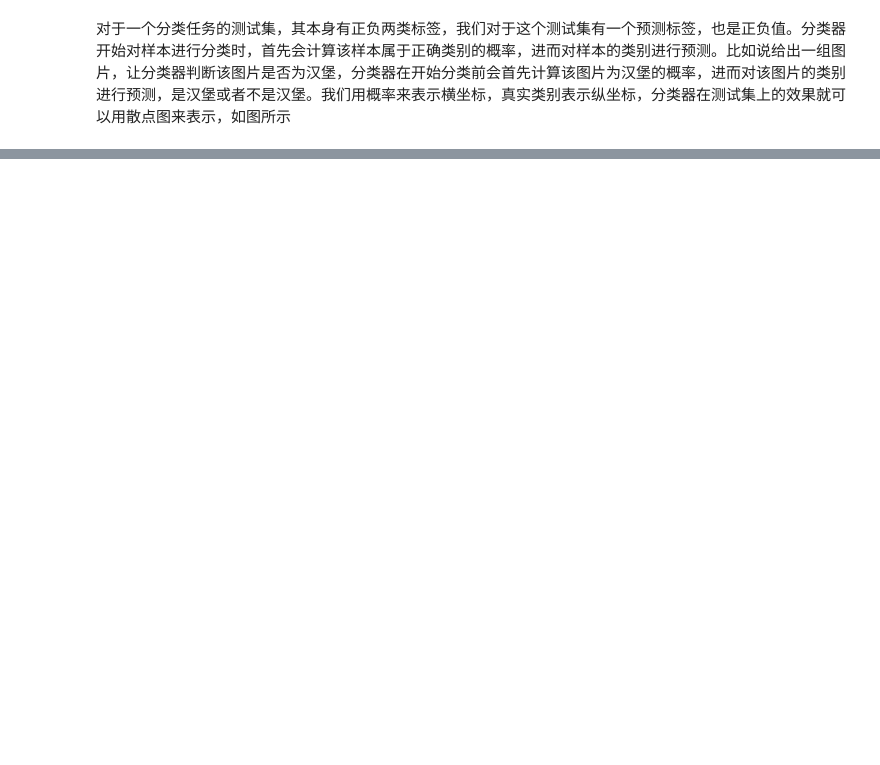
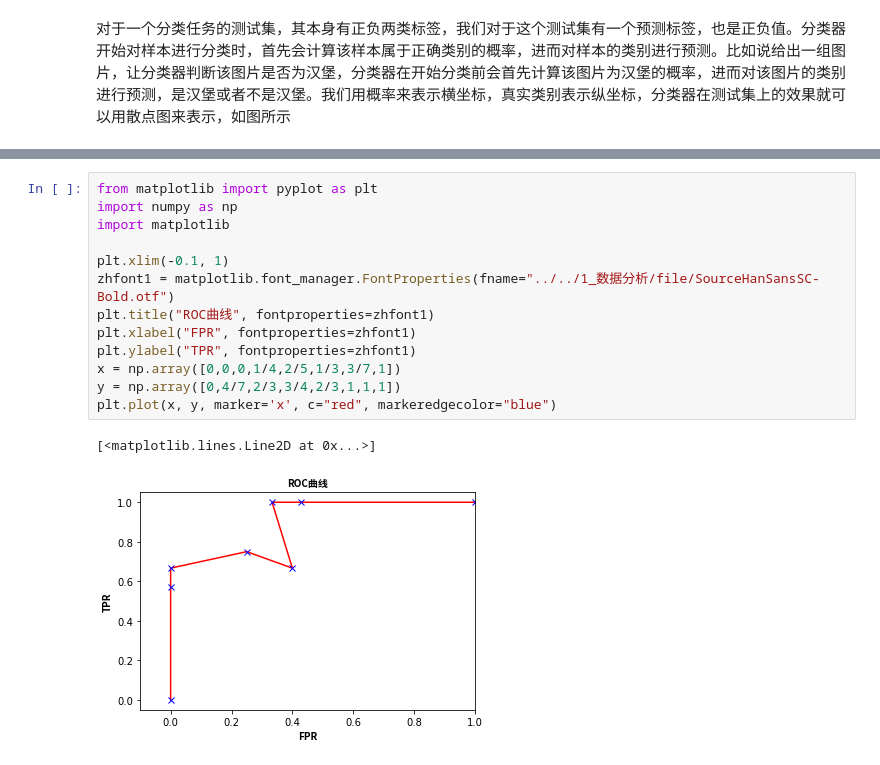
Before and after one commit to zhuzhuruan/Python_Learning, a Jupyter notebook: 7_数据分析/2_机器学习/1_统计学习方法概论/4_分类问题.ipynb, the cells around one changed output, grey strips where cells are left out. Saved outputs shown, nothing was run; the diff lists cells and outputs as text; blank space fills up the shorter version.

Commit message:
roc曲线补充

```diff
--- a/7_数据分析/2_机器学习/1_统计学习方法概论/4_分类问题.ipynb
+++ b/7_数据分析/2_机器学习/1_统计学习方法概论/4_分类问题.ipynb
@@ -142,0 +166,16 @@ https://blog.csdn.net/m0_48520385/article/details/118636338?spm=1001.2101.3001.6
+# %%
+from matplotlib import pyplot as plt
+import numpy as np
+import matplotlib
+
+plt.xlim(-0.1, 1)
+zhfont1 = matplotlib.font_manager.FontProperties(fname="../../1_数据分析/file/SourceHanSansSC-Bold.otf")
+plt.title("ROC曲线", fontproperties=zhfont1)
+plt.xlabel("FPR", fontproperties=zhfont1)
+plt.ylabel("TPR", fontproperties=zhfont1)
+x = np.array([0,0,0,1/4,2/5,1/3,3/7,1])
+y = np.array([0,4/7,2/3,3/4,2/3,1,1,1])
+plt.plot(x, y, marker='x', c="red", markeredgecolor="blue")
+# %% [output]
+[<matplotlib.lines.Line2D at 0x...>]
+[figure, added]
```
Also changed, not shown: parts of 12 cells of this notebook.
